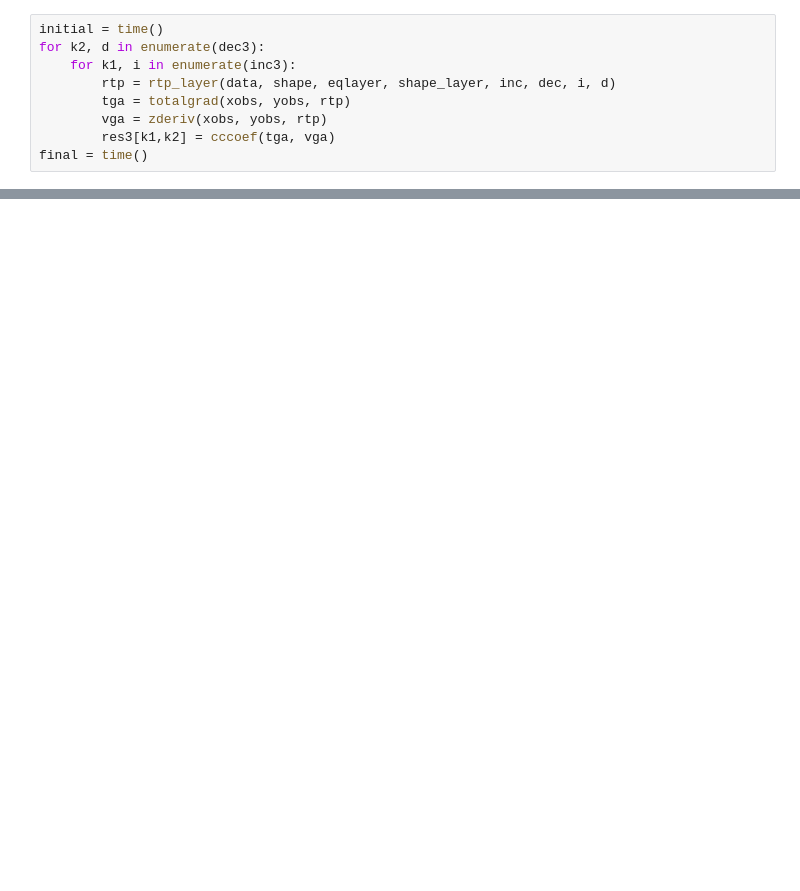
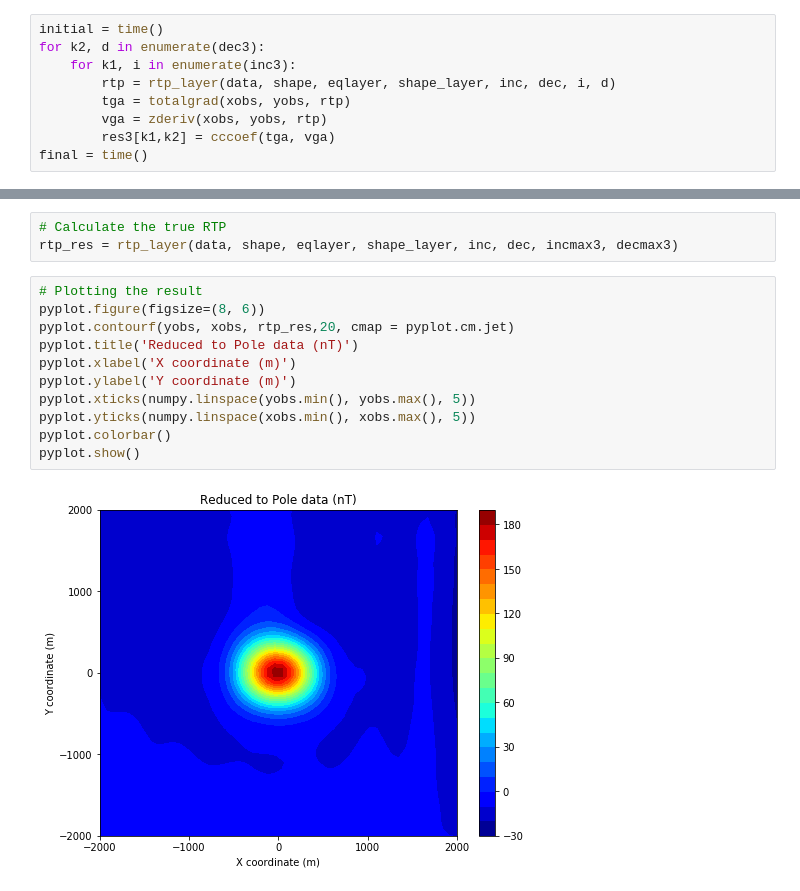
Before and after one commit to nelsondelimar/master, a Jupyter notebook: correlation_eqlayer.ipynb, the cells around one changed output, grey strips where cells are left out. Drawn from its saved outputs; the diff is of its cells as text; blank space fills up the shorter version.

```diff
--- a/correlation_eqlayer.ipynb
+++ b/correlation_eqlayer.ipynb
@@ -359,0 +363,16 @@ pyplot.show()
+# %%
+# Calculate the true RTP
+rtp_res = rtp_layer(data, shape, eqlayer, shape_layer, inc, dec, incmax3, decmax3)
+# %%
+# Plotting the result
+pyplot.figure(figsize=(8, 6))
+pyplot.contourf(yobs, xobs, rtp_res,20, cmap = pyplot.cm.jet)
+pyplot.title('Reduced to Pole data (nT)')
+pyplot.xlabel('X coordinate (m)')
+pyplot.ylabel('Y coordinate (m)')
+pyplot.xticks(numpy.linspace(yobs.min(), yobs.max(), 5))
+pyplot.yticks(numpy.linspace(xobs.min(), xobs.max(), 5))
+pyplot.colorbar()
+pyplot.show()
+# %% [output]
+[figure, added]
```
Also changed, not shown: parts of 19 cells of this notebook.
